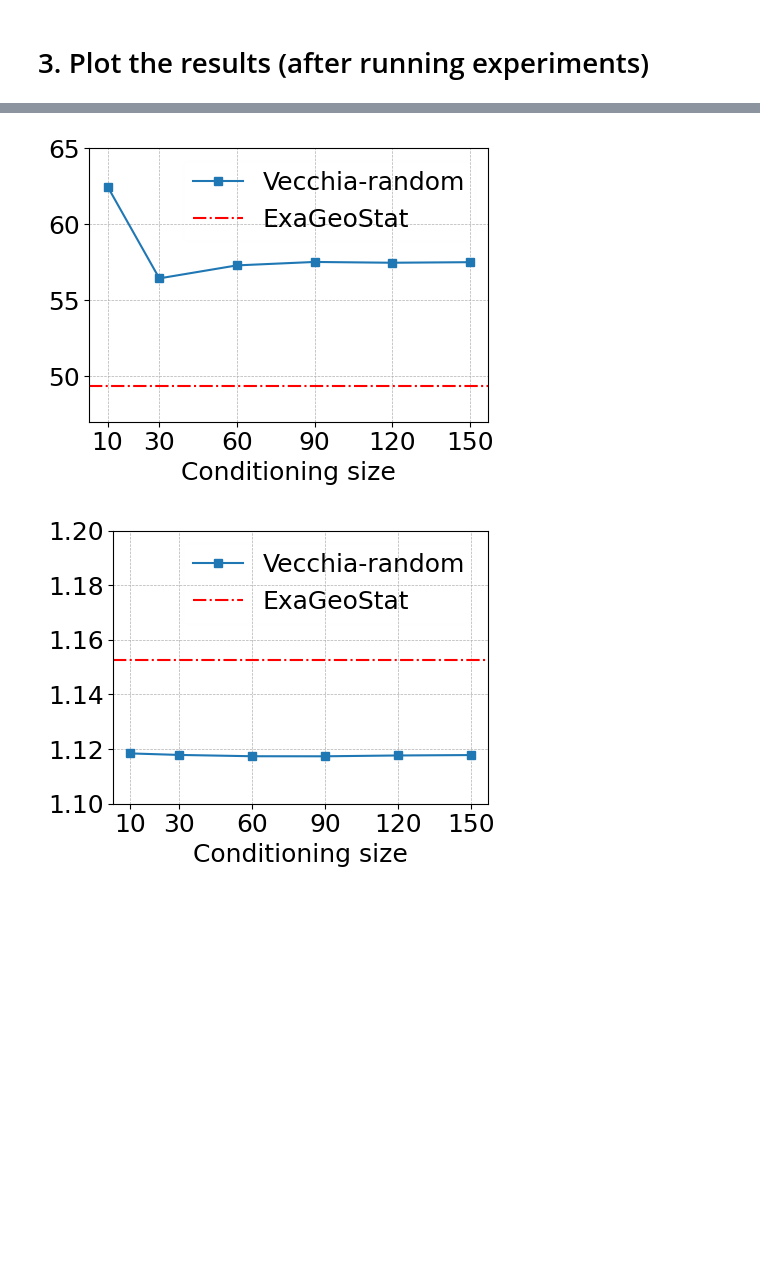
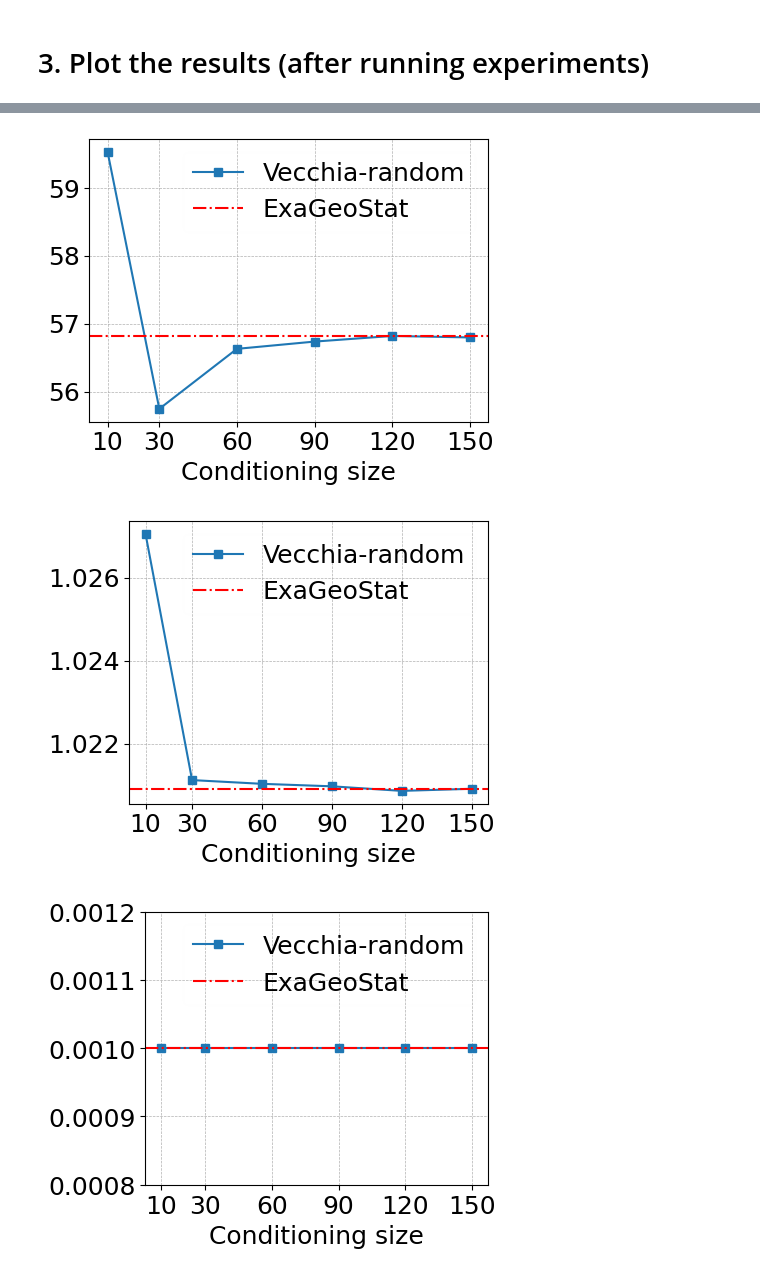
Before and after one commit to jack-pan-ai/Batched-Vecchia-Approximation, a Jupyter notebook: testing/realdataset_wind.ipynb, the cells around one changed output, grey strips where cells are left out. Cells and saved outputs as stored; diff of their text form; code cells hidden in the pictures; blank space fills up the shorter version.

```diff
--- a/testing/realdataset_wind.ipynb
+++ b/testing/realdataset_wind.ipynb
@@ -357,6 +357,7 @@ def read_results(locs_set, cs_set, ordering='random'):
         "Variance":[],
         "Range": [],
         "Smoothness": [],
+        "Nugget": [],
         "log-likelihood":[]
     }
 
@@ -375,9 +376,10 @@ def read_results(locs_set, cs_set, ordering='random'):
             results["cs_num"].append(_cs_num) # iteration
             results["Iterations"].append(int(second_line[0])) # iteration
             results["Variance"].append(float(second_line[1])) # iteration
-            results["Range"].append(float(second_line[2]) * 100) # iteration
+            results["Range"].append(float(second_line[2]) * 2523.64) # iteration
             results["Smoothness"].append(float(second_line[3])) # iteration
-            results["log-likelihood"].append(float(second_line[4])) # iteration
+            results["Nugget"].append(float(second_line[4])) # iteration
+            results["log-likelihood"].append(float(second_line[5])) # iteration
     return results
 
 results_250k_random = read_results([250000], [10, 30, 60, 90, 120, 150], 'random')
@@ -398,20 +400,27 @@ def plot_params(results, param_name, ylabel, fig_path, problem_size, results_yli
             plt.axhline(y=189, color='r',  linewidth=1.5,
                         label='ExaGeoStat', linestyle='-.')
         elif (param_name == 'Variance'):
-            plt.axhline(y=4.97520865, color='r',  linewidth=1.5,
+            plt.axhline(y=0.27074957, color='r',  linewidth=1.5,
                         label='ExaGeoStat', linestyle='-.')
             # plt.ylim(4.75, 5.25)
         elif (param_name == 'Range'):
-            plt.axhline(y=49.325511, color='r',  linewidth=1.5,
+            plt.axhline(y=0.02251723 * 2523.64, color='r',  linewidth=1.5,
                         label='ExaGeoStat', linestyle='-.')
-            plt.ylim(47, 65)
+            # plt.ylim(47, 65)
         elif (param_name == 'Smoothness'):
-            plt.axhline(y=1.15256325, color='r',  linewidth=1.5,
+            # pass
+            plt.axhline(y=1.02090214, color='r',  linewidth=1.5,
                         label='ExaGeoStat', linestyle='-.')
-            plt.ylim(1.10, 1.20)
+            # plt.ylim(1.10, 1.20)
+        elif (param_name == 'Nugget'):
+            # pass
+            plt.axhline(y=0.00100000, color='r',  linewidth=1.5,
+                        label='ExaGeoStat', linestyle='-.')
+            plt.ylim(0.0008, 0.0012)
         elif (param_name == 'log-likelihood'):
-            plt.axhline(y=-295218.889836988761089742/10000, color='r',  linewidth=1.5,
-                        label='ExaGeoStat', linestyle='-.')
+            pass
+            # plt.axhline(y=-295218.889836988761089742/10000, color='r',  linewidth=1.5,
+            #             label='ExaGeoStat', linestyle='-.')
 
     legend = plt.legend()
     legend.get_frame().set_alpha(0.01)  # 50% transparency
@@ -427,8 +436,8 @@ def plot_params(results, param_name, ylabel, fig_path, problem_size, results_yli
     plt.savefig(os.path.join(fig_path, str(problem_size) + "_" + param_name + ".pdf"))
     plt.show()
 # %%
-param_names = list(results_250k_random.keys())[2:-1]
-ylabel_names = ["Iterations", r"$\hat\sigma^2$",  r"$\hat \beta$", r"$\hat \alpha$", 'Log-likelihood']
+param_names= list(results_250k_random.keys())[2:-1]
+ylabel_names = ["Iterations", r"$\hat\sigma^2$",  r"$\hat \beta$", r"$\hat \alpha$", r"$\hat \sigma^2_0$", 'Log-likelihood']
 
 figpath = './fig/wind_results'
 if not os.path.exists(figpath):
@@ -445,5 +454,6 @@ for _param_name, _ylabel_name in zip(param_names, ylabel_names):
-[figure, old version]
+[figure, new version]
-[figure, old version]
+[figure, new version]
+[figure, added]
 # %%
 # if not os.path.exists(figpath):
 #     os.mkdir(figpath)
```
Also changed, not shown: parts of 1 cell of this notebook, 11 other files.
